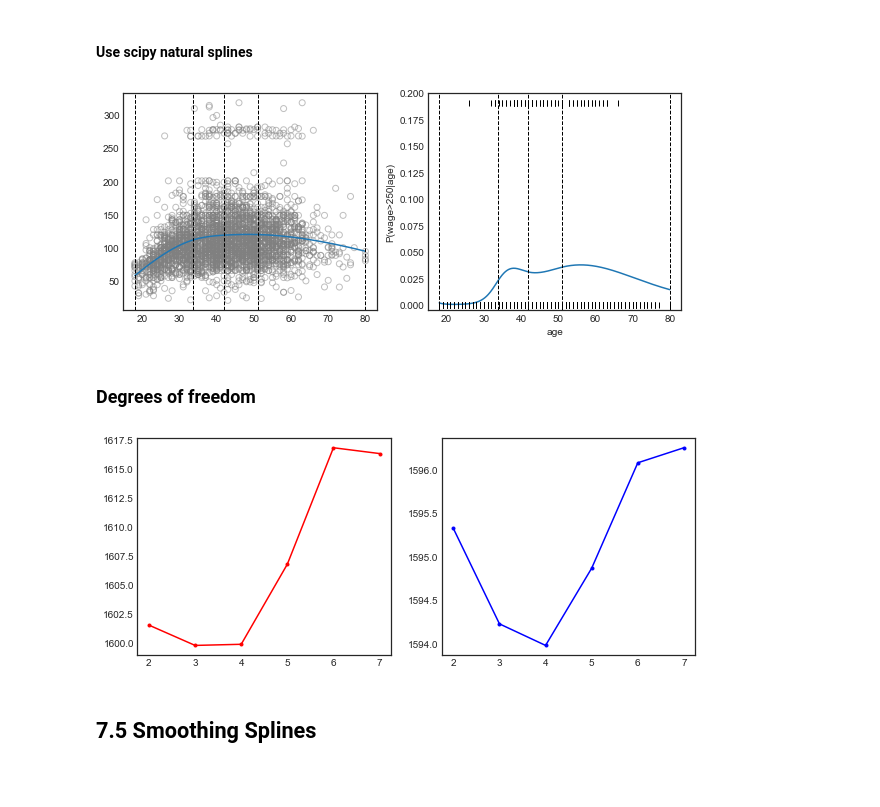
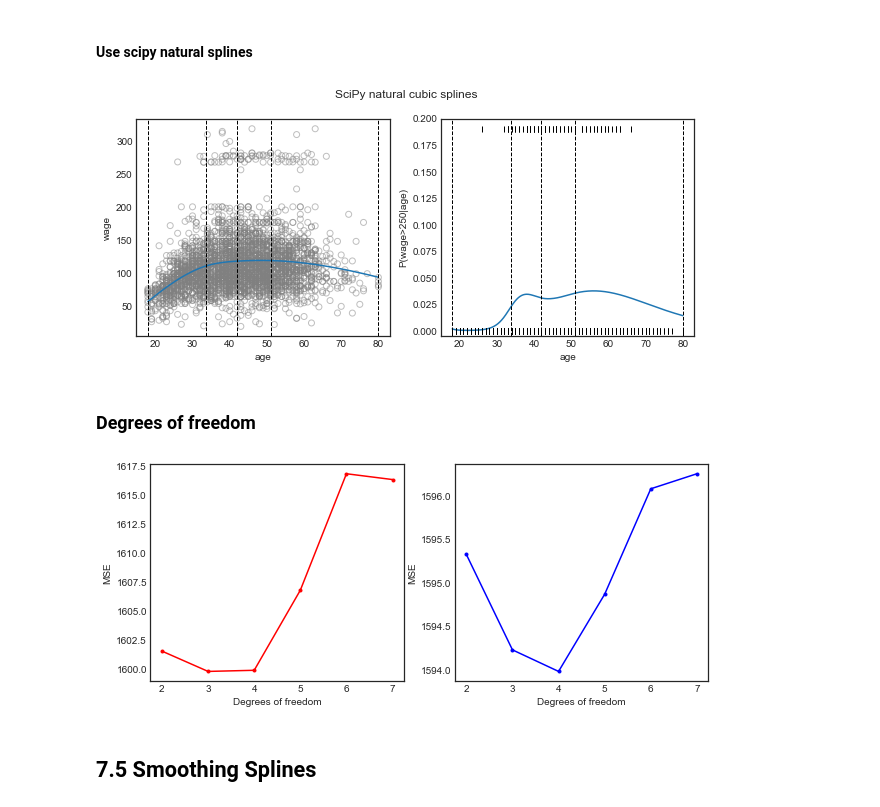
Before and after one commit to pedvide/ISLR_Python, a Jupyter notebook: Chapter7_Moving_Beyond_Linearity.ipynb, the cells around one changed output. Drawn from its saved outputs; the diff is of its cells as text; code cells hidden in the pictures; blank space fills up the shorter version.

```diff
--- a/Chapter7_Moving_Beyond_Linearity.ipynb
+++ b/Chapter7_Moving_Beyond_Linearity.ipynb
@@ -247,6 +246,8 @@ y_pred_linear = linear_model.predict(age_range)
 
 ax1.scatter(df_wage.age, df_wage.wage, facecolors='None', edgecolors='grey', alpha=.5)
 ax1.plot(age_range, y_pred_linear)
+ax1.set_xlabel('age')
+ax1.set_ylabel('wage')
 
 # probability of wage > 250 given age
 y_log = (df_wage['wage'].values > 250).astype(int)
@@ -278,6 +279,7 @@ knots = np.percentile(X, [0, 25, 50, 75, 100])
 bspline_features = BSplineFeatures(knots, degree=3)
 # %%
 fig, (ax1, ax2) = plt.subplots(1, 2, figsize=(10,4))
+fig.suptitle('SciPy cubic splines')
 
 age_range = np.linspace(df_wage.age.min(), df_wage.age.max(), 1000).reshape((-1, 1))
 
@@ -288,6 +290,8 @@ y_pred_linear = linear_model.predict(age_range)
 
 ax1.scatter(df_wage.age, df_wage.wage, facecolors='None', edgecolors='grey', alpha=.5)
 ax1.plot(age_range, y_pred_linear)
+ax1.set_xlabel('age')
+ax1.set_ylabel('wage')
 
 # probability of wage > 250 given age
 y_log = (df_wage['wage'].values > 250).astype(int)
@@ -320,35 +324,38 @@ natural_features = NaturalSplineFeatures(knots)
 natural_features.natsplines[4][1][5] = 0.5
 # %%
 fig, (ax1, ax2) = plt.subplots(1, 2, figsize=(10,4))
+fig.suptitle('SciPy natural cubic splines')
 
 age_range = np.linspace(df_wage.age.min(), df_wage.age.max(), 1000).reshape((-1, 1))
 
 # linear regression
 linear_model = make_pipeline(natural_features, skl_lm.LinearRegression())
 linear_model.fit(X, y)
 y_pred_linear = linear_model.predict(age_range)
 
 ax1.scatter(df_wage.age, df_wage.wage, facecolors='None', edgecolors='grey', alpha=.5)
 ax1.plot(age_range, y_pred_linear)
+ax1.set_xlabel('age')
+ax1.set_ylabel('wage')
 
 # probability of wage > 250 given age
 y_log = (df_wage['wage'].values > 250).astype(int)
 log_model = make_pipeline(natural_features, skl_lm.LogisticRegression(C=1e10))
 log_model.fit(X, y_log)
 y_pred_log = log_model.predict_proba(age_range)[:, 1]
 
 ax2.plot(age_range, y_pred_log)
 ax2.set_ylim(ymin=-0.005, ymax=0.2)
 # rug plot
 ax2.plot(df_wage.age, y_log*0.19, '|', color='k')
 ax2.set_xlabel('age')
 ax2.set_ylabel('P(wage>250|age)')
 
 for ax in (ax1, ax2):
     for knot in knots:
         ax.axvline(knot, ls='--', color='k', linewidth=1)
 # %% [output]
-[figure, old version]
+[figure, new version]
 # %% [markdown]
 ### Degrees of freedom
 # %%
@@ -380,8 +387,12 @@ fig, (ax1, ax2) = plt.subplots(1, 2, figsize=(10,4))
 ax1.plot(np.array(degrees)-2, errors_natural, 'r.-');
 
 ax2.plot(np.array(degrees)-2, errors_cubic, 'b.-');
+
+for ax in (ax1, ax2):
+    ax.set_xlabel('Degrees of freedom')
+    ax.set_ylabel('MSE')
 # %% [output]
-[figure, old version]
+[figure, new version]
 # %% [markdown]
 ## 7.5 Smoothing Splines
 # %%
```
Also changed, not shown: parts of 25 cells of this notebook.
